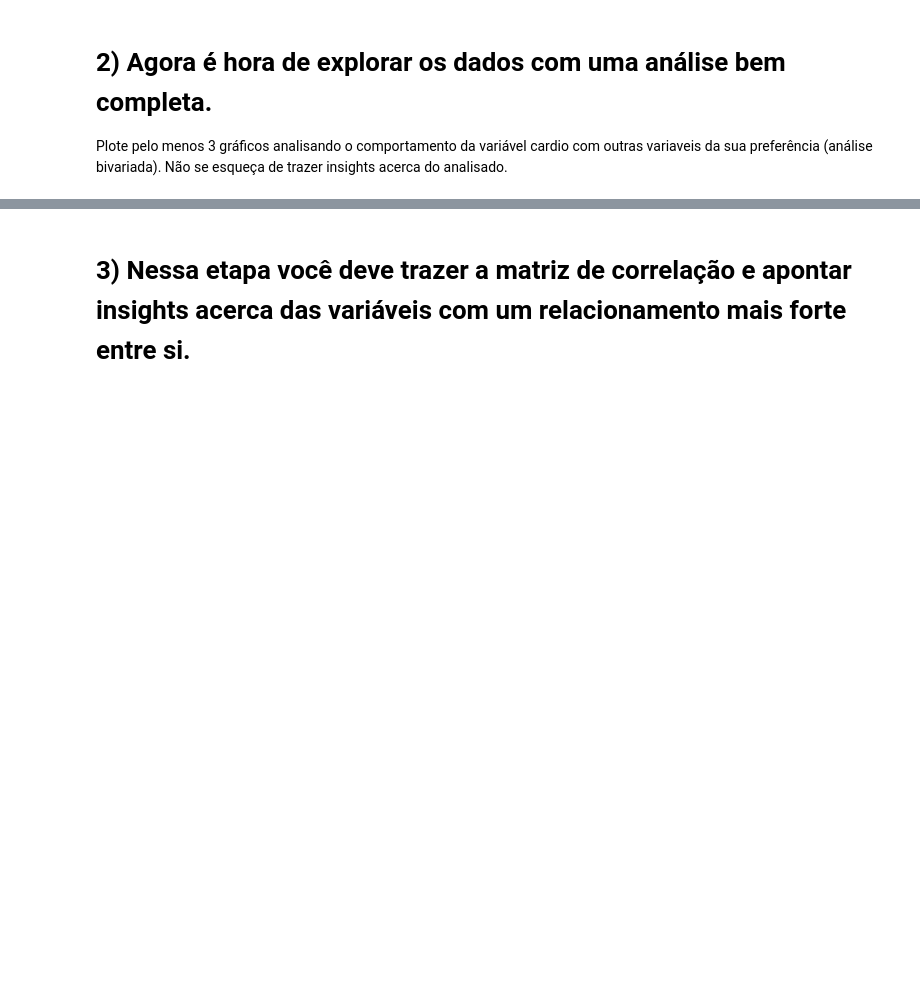
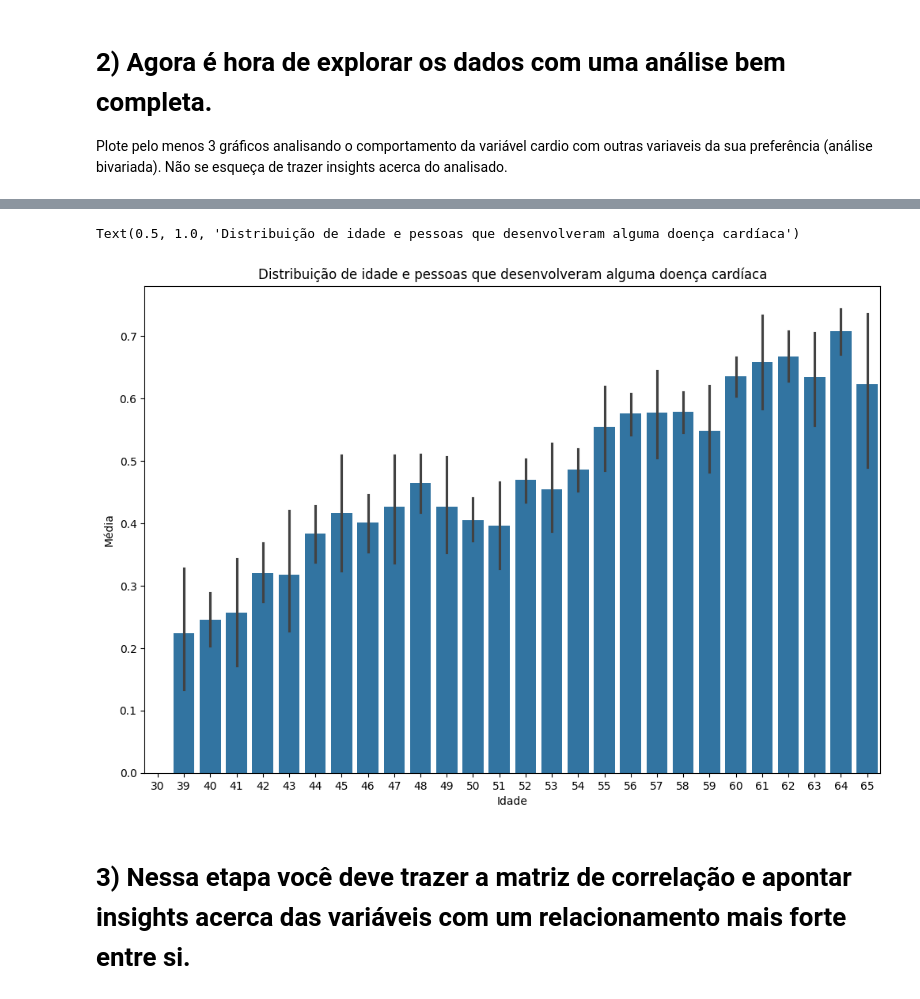
Before and after one commit to MiguellMAC/EBAC.DATA_SCIENCE, a Jupyter notebook: Atividade_Cap27/Profissao Cientista de Dados M27 Pratique.ipynb, the cells around one changed output, grey strips where cells are left out. Cells and saved outputs as stored; diff of their text form; code cells hidden in the pictures; blank space fills up the shorter version.

```diff
--- a/Atividade_Cap27/Profissao Cientista de Dados M27 Pratique.ipynb
+++ b/Atividade_Cap27/Profissao Cientista de Dados M27 Pratique.ipynb
@@ -46,0 +116,13 @@ base = pd.read_csv("CARDIO_BASE.csv", delimiter=';')
+# %%
+# Removendo outliers de height
+
+cond = (df["height"] > 200) | (df["height"] < 130)
+df = df[~cond]
+
+# Fazendo a verificação para ver se os outliers foram removidos
+
+px.box(
+    df,
+    "height",
+    hover_data="age"
+)
@@ -52,2 +271,17 @@ Plote pelo menos 3 gráficos analisando o comportamento da variável cardio com
+# %%
+# Criando gráficos
+
+plt.figure(figsize=(12,8))
+sns.barplot(
+    data=df,
+    x="age",
+    y="cardio_disease"
+)
+plt.ylabel("Média")
+plt.xlabel("Idade")
+plt.title("Distribuição de idade e pessoas que desenvolveram alguma doença cardíaca")
+# %% [output]
+Text(0.5, 1.0, 'Distribuição de idade e pessoas que desenvolveram alguma doença cardíaca')
+[figure, added]
 # %% [markdown]
 # 3) Nessa etapa você deve trazer a matriz de correlação e apontar insights acerca das variáveis com um relacionamento mais forte entre si.
```
Also changed, not shown: parts of 47 cells of this notebook.
